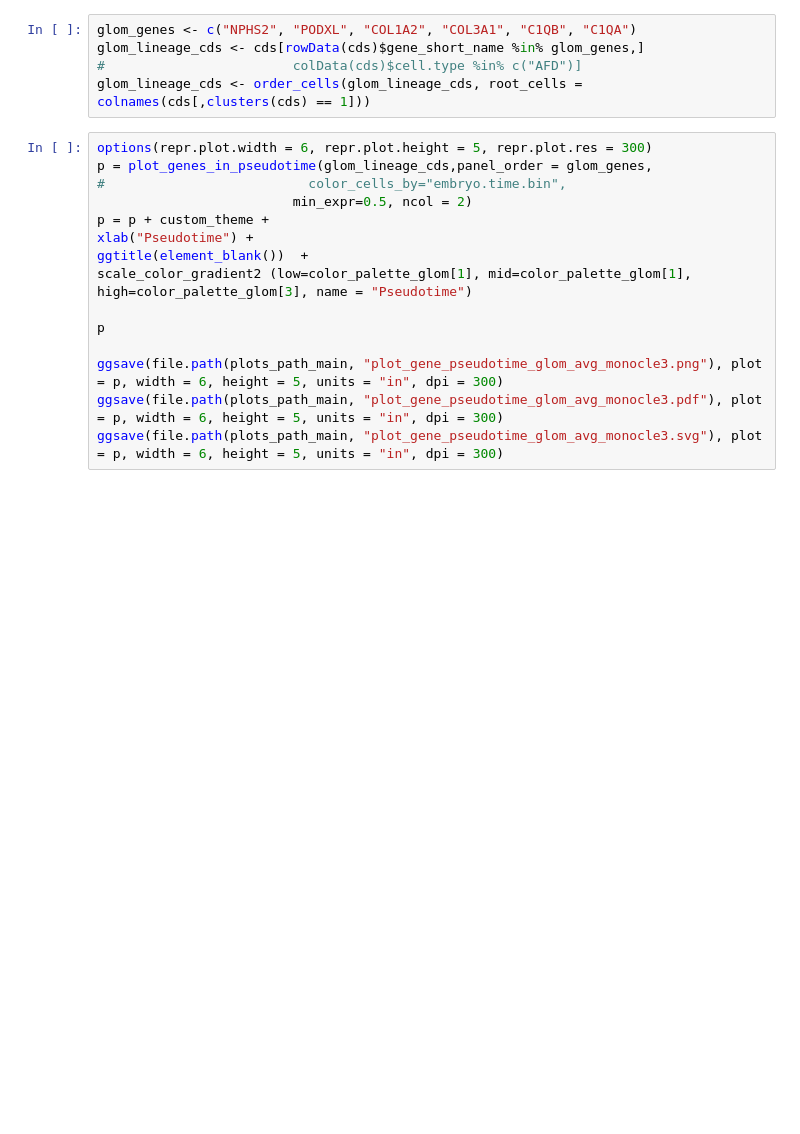
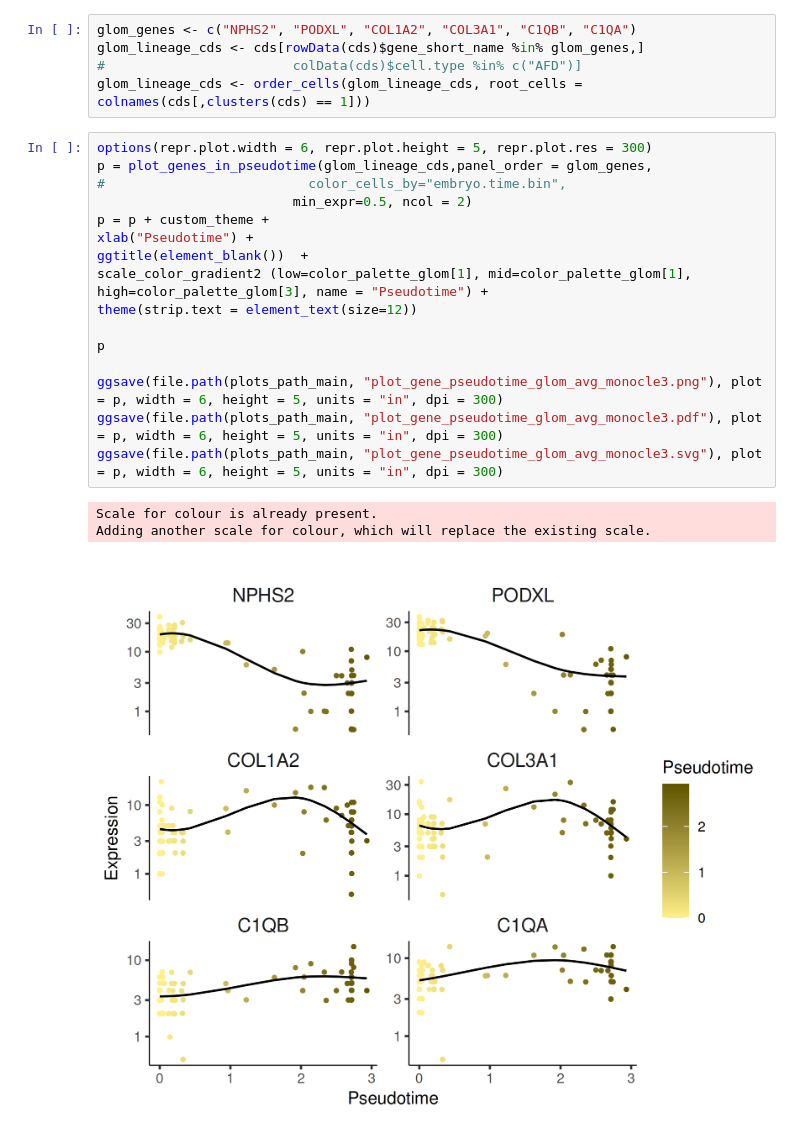
Before and after one commit to BuilderPie/Human_DKD_Visium, a Jupyter notebook: code/Figure_5_Seurat_part.ipynb, the cells around one changed output. Cells and saved outputs as stored; diff of their text form; blank space fills up the shorter version.

```diff
--- a/code/Figure_5_Seurat_part.ipynb
+++ b/code/Figure_5_Seurat_part.ipynb
@@ -432,18 +436,23 @@ glom_lineage_cds <- order_cells(glom_lineage_cds, root_cells = colnames(cds[,clu
 # %%
 options(repr.plot.width = 6, repr.plot.height = 5, repr.plot.res = 300)
 p = plot_genes_in_pseudotime(glom_lineage_cds,panel_order = glom_genes,
 #                          color_cells_by="embryo.time.bin",
                          min_expr=0.5, ncol = 2)
 p = p + custom_theme +
 xlab("Pseudotime") +
 ggtitle(element_blank())  +
-scale_color_gradient2 (low=color_palette_glom[1], mid=color_palette_glom[1], high=color_palette_glom[3], name = "Pseudotime")
+scale_color_gradient2 (low=color_palette_glom[1], mid=color_palette_glom[1], high=color_palette_glom[3], name = "Pseudotime") +
+theme(strip.text = element_text(size=12))
 
 p
 
 ggsave(file.path(plots_path_main, "plot_gene_pseudotime_glom_avg_monocle3.png"), plot = p, width = 6, height = 5, units = "in", dpi = 300)
 ggsave(file.path(plots_path_main, "plot_gene_pseudotime_glom_avg_monocle3.pdf"), plot = p, width = 6, height = 5, units = "in", dpi = 300)
 ggsave(file.path(plots_path_main, "plot_gene_pseudotime_glom_avg_monocle3.svg"), plot = p, width = 6, height = 5, units = "in", dpi = 300)
+# %% [output]
+Scale for colour is already present.
+Adding another scale for colour, which will replace the existing scale.
+[figure, added]
 # %%
 options(repr.plot.width = 8, repr.plot.height = 6, repr.plot.res = 100)
 
```
Also changed, not shown: parts of 3 cells of this notebook, 9 other files.
